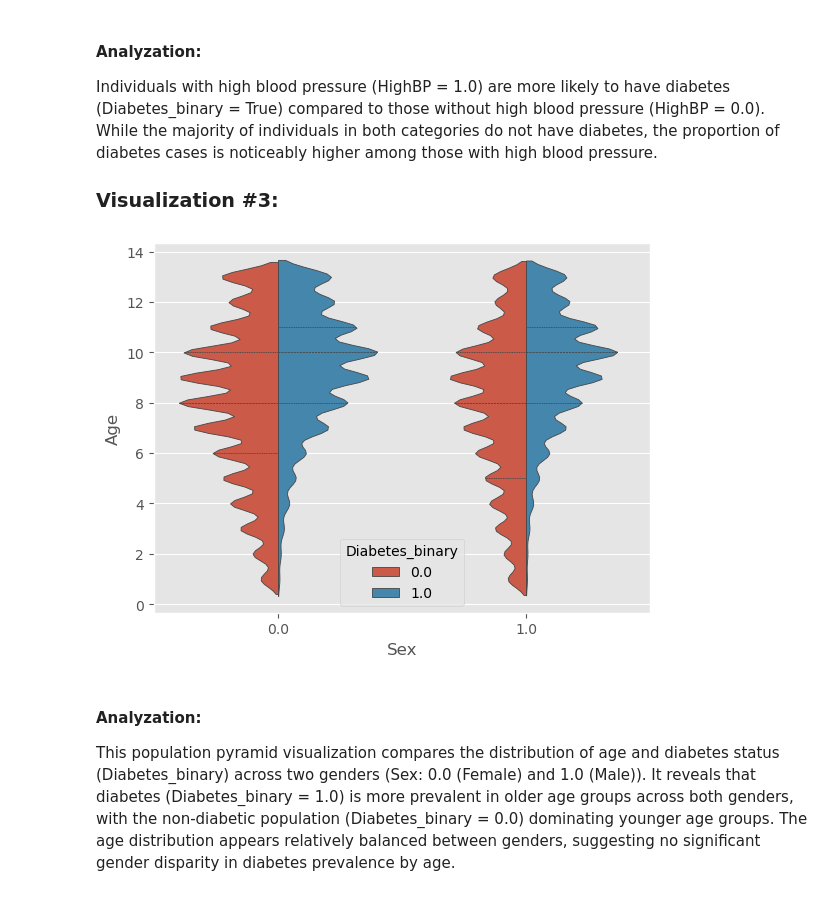
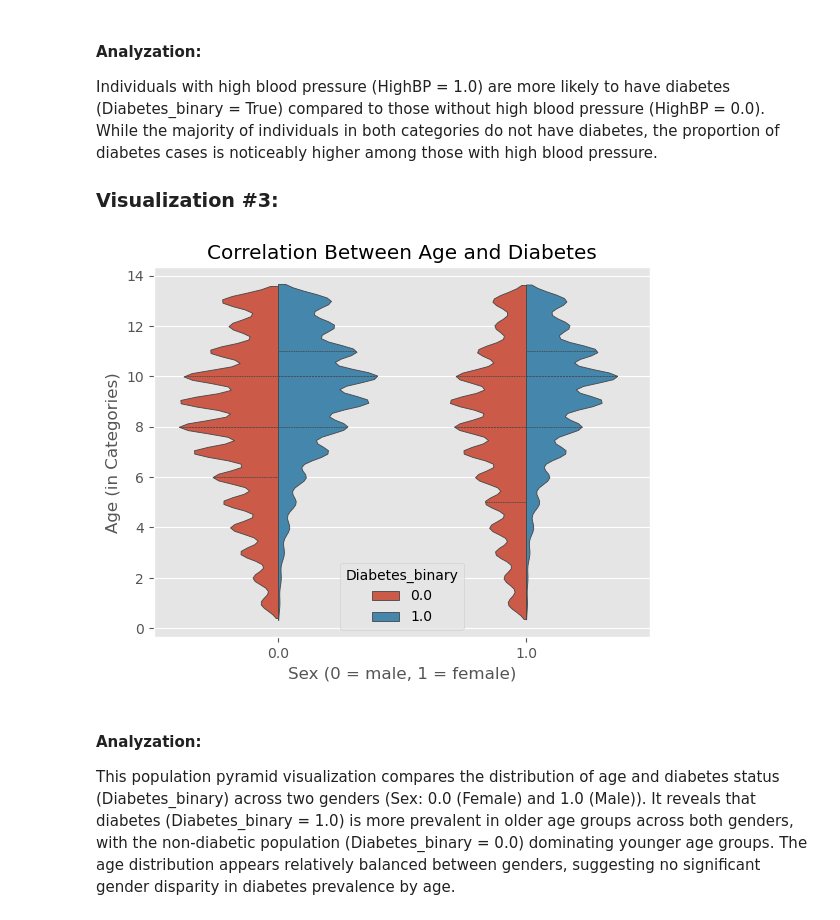
Before and after one commit to 48878679/CS-5324-Lab1, a Jupyter notebook: Lab1/Lab1.ipynb, the cells around one changed output. Cells and saved outputs as stored; diff of their text form; code cells hidden in the pictures.

Commit message:
more graphs and analysis

```diff
--- a/Lab1/Lab1.ipynb
+++ b/Lab1/Lab1.ipynb
@@ -303,14 +303,20 @@ Individuals with high blood pressure (HighBP = 1.0) are more likely to have diab
 # %%
 # Visualization 3 - Correlation between Age and Diabetes_binary grouped by Sex
 
 sns.violinplot(x="Sex", y="Age", hue="Diabetes_binary", data=df_imputed,
                split=True, # split across violins
                inner="quart", # show innner stats like mean, IQR,
                density_norm="count") # scale the size of the plot by the count within each group
 
+# labels
+plt.title('Correlation Between Age and Diabetes')
+plt.xlabel('Sex (0 = male, 1 = female)')
+plt.ylabel('Age (in Categories)')
+# plt.legend(['No Diabetes', 'Diabetes'], title='Diabetes Status')
+
 plt.show()
 # %% [output]
-[figure, old version]
+[figure, new version]
 # %% [markdown]
 #### Analyzation:
 This population pyramid visualization compares the distribution of age and diabetes status (Diabetes_binary) across two genders (Sex: 0.0 (Female)  and 1.0 (Male)). It reveals that diabetes (Diabetes_binary = 1.0) is more prevalent in older age groups across both genders, with the non-diabetic population (Diabetes_binary = 0.0) dominating younger age groups. The age distribution appears relatively balanced between genders, suggesting no significant gender disparity in diabetes prevalence by age.
```
Also changed, not shown: parts of 6 cells of this notebook.
